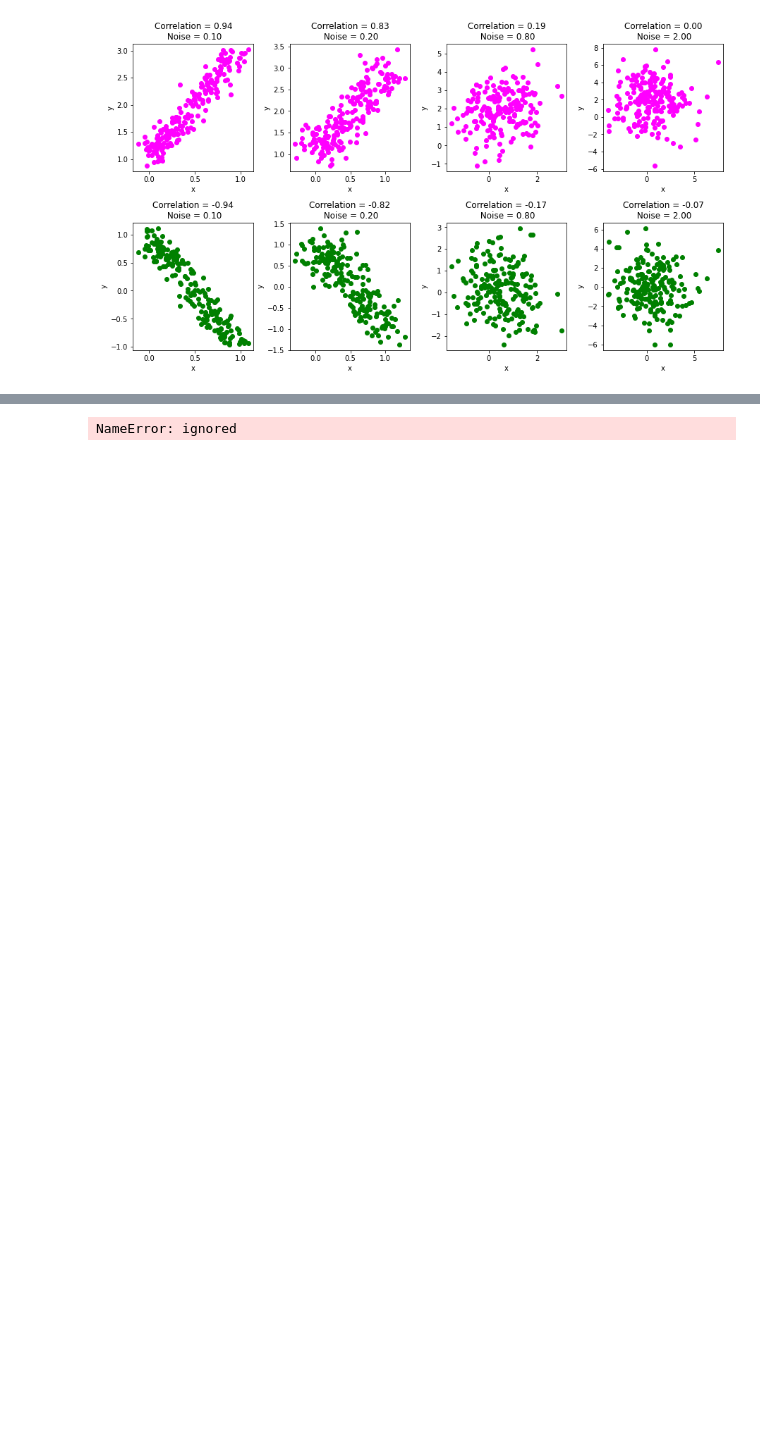
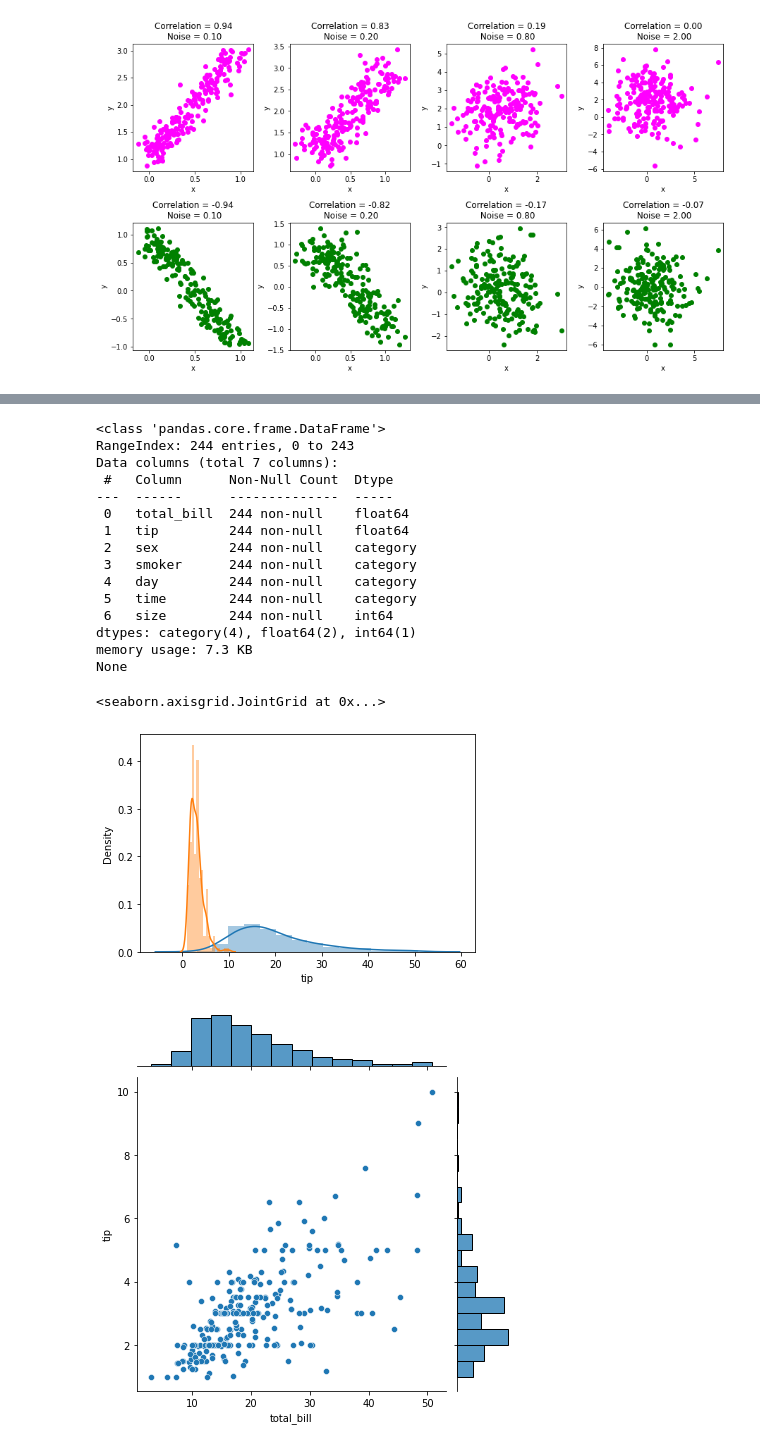
Before and after one commit to JiiHyunK/data_distribution_python, a Jupyter notebook: pearson_test.ipynb, the cells around one changed output, grey strips where cells are left out. Saved outputs shown, nothing was run; the diff lists cells and outputs as text; code cells hidden in the pictures; blank space fills up the shorter version.

```diff
--- a/pearson_test.ipynb
+++ b/pearson_test.ipynb
@@ -213,8 +217,30 @@ print(p2)
-# %%
-import seaborn as sns
-sns.pairplot(penguin)
-plt.show()
-# %% [output]
-NameError: ignored
+# %%
+import seaborn as sns
+from matplotlib import pyplot as plt
+
+tips = sns.load_dataset('tips')
+print(tips.info())
+sns.distplot(tips['total_bill'])
+sns.distplot(tips['tip'])
+sns.jointplot(x='total_bill',y='tip',data=tips)
+# %% [output]
+<class 'pandas.core.frame.DataFrame'>
+RangeIndex: 244 entries, 0 to 243
+Data columns (total 7 columns):
+ #   Column      Non-Null Count  Dtype
+---  ------      --------------  -----
+ 0   total_bill  244 non-null    float64
+ 1   tip         244 non-null    float64
+ 2   sex         244 non-null    category
+ 3   smoker      244 non-null    category
+ 4   day         244 non-null    category
+ 5   time        244 non-null    category
+ 6   size        244 non-null    int64
+dtypes: category(4), float64(2), int64(1)
+memory usage: 7.3 KB
+None
+<seaborn.axisgrid.JointGrid at 0x...>
+[figure, added]
+[figure, added]
 # %%
 s
```
Also changed, not shown: parts of 2 cells of this notebook.
